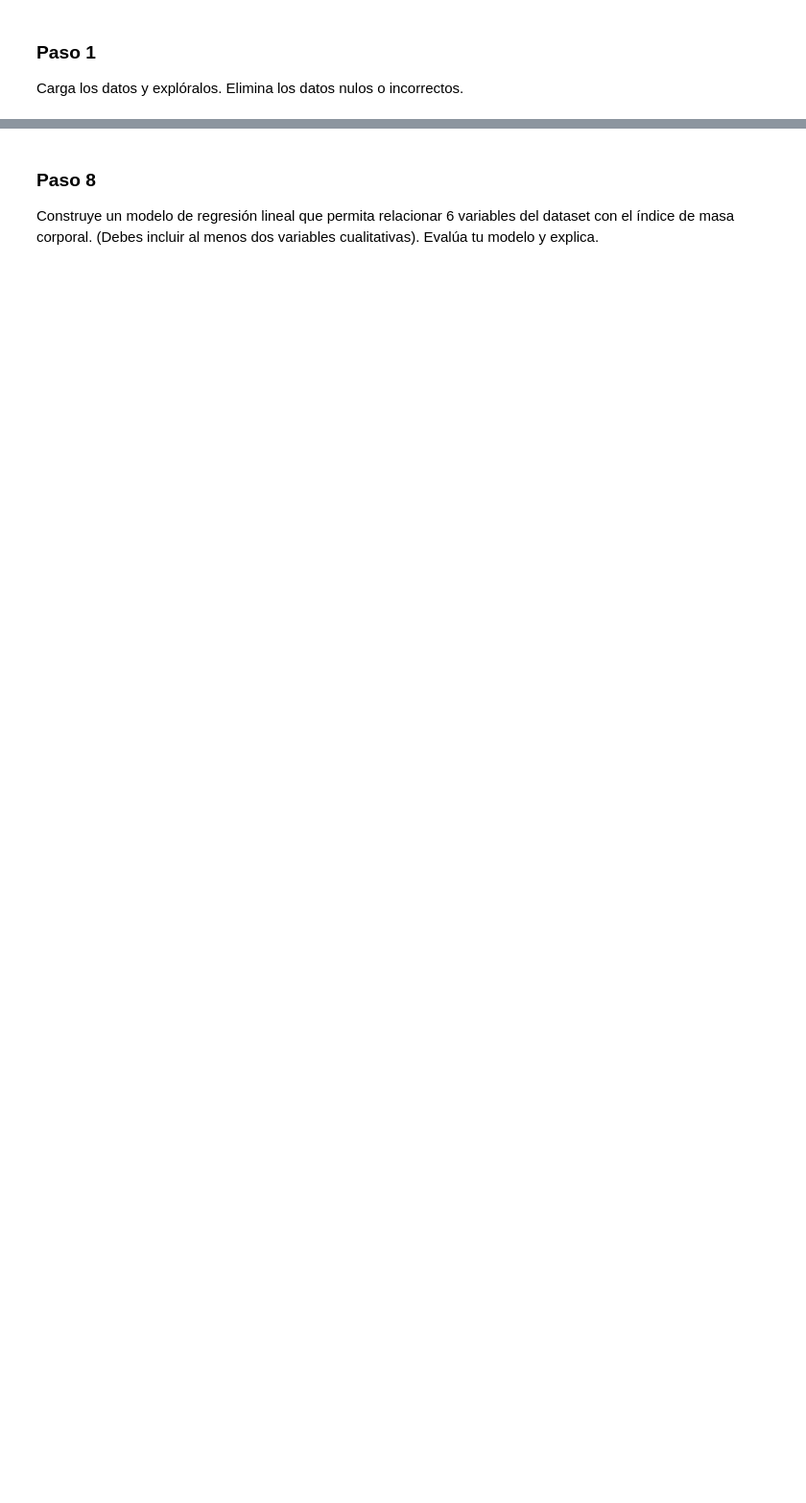
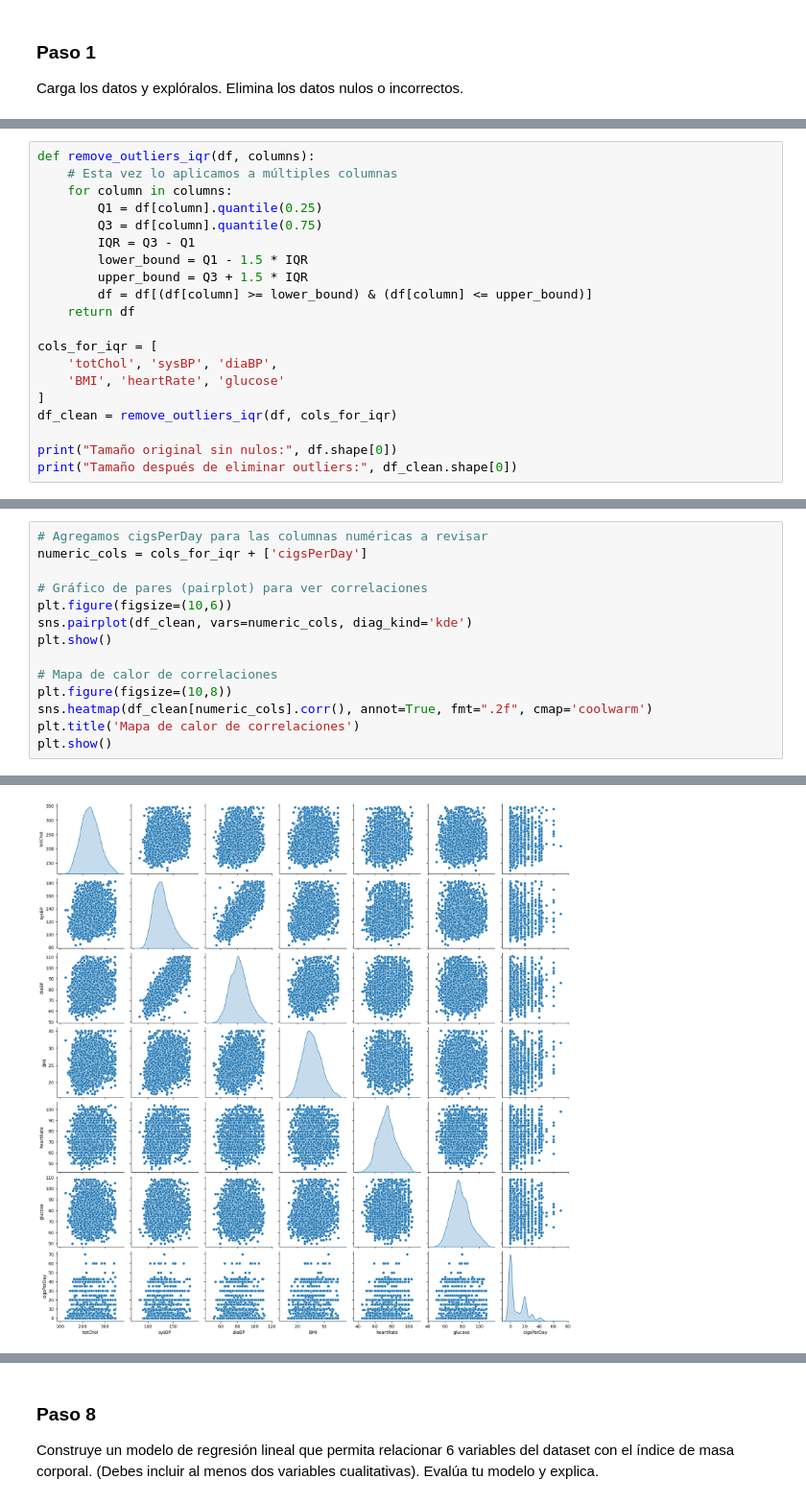
Before and after one commit to Drusill/desafioLatam, a Jupyter notebook: modulo3/prueba/prueba.ipynb, the cells around one changed output, grey strips where cells are left out. Shown at 96% size. Drawn from its saved outputs; the diff is of its cells as text; blank space fills up the shorter version.

```diff
--- a/modulo3/prueba/prueba.ipynb
+++ b/modulo3/prueba/prueba.ipynb
@@ -17,0 +206,20 @@ Elimina los datos atípicos del dataset. Para las siguientes preguntas, consider
+# %%
+def remove_outliers_iqr(df, columns):
+    # Esta vez lo aplicamos a múltiples columnas
+    for column in columns:
+        Q1 = df[column].quantile(0.25)
+        Q3 = df[column].quantile(0.75)
+        IQR = Q3 - Q1
+        lower_bound = Q1 - 1.5 * IQR
+        upper_bound = Q3 + 1.5 * IQR
+        df = df[(df[column] >= lower_bound) & (df[column] <= upper_bound)]
+    return df
+
+cols_for_iqr = [
+    'totChol', 'sysBP', 'diaBP',
+    'BMI', 'heartRate', 'glucose'
+]
+df_clean = remove_outliers_iqr(df, cols_for_iqr)
+
+print("Tamaño original sin nulos:", df.shape[0])
+print("Tamaño después de eliminar outliers:", df_clean.shape[0])
@@ -20,0 +234,15 @@ Elimina los datos atípicos del dataset. Para las siguientes preguntas, consider
+# %%
+# Agregamos cigsPerDay para las columnas numéricas a revisar
+numeric_cols = cols_for_iqr + ['cigsPerDay']
+
+# Gráfico de pares (pairplot) para ver correlaciones
+plt.figure(figsize=(10,6))
+sns.pairplot(df_clean, vars=numeric_cols, diag_kind='kde')
+plt.show()
+
+# Mapa de calor de correlaciones
+plt.figure(figsize=(10,8))
+sns.heatmap(df_clean[numeric_cols].corr(), annot=True, fmt=".2f", cmap='coolwarm')
+plt.title('Mapa de calor de correlaciones')
+plt.show()
+# %% [output]
@@ -20,0 +250 @@ Elimina los datos atípicos del dataset. Para las siguientes preguntas, consider
+[figure, added]
```
Also changed, not shown: parts of 38 cells of this notebook, 26 other files.
